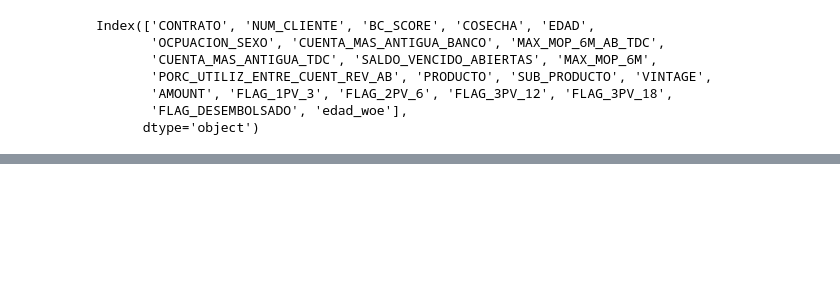
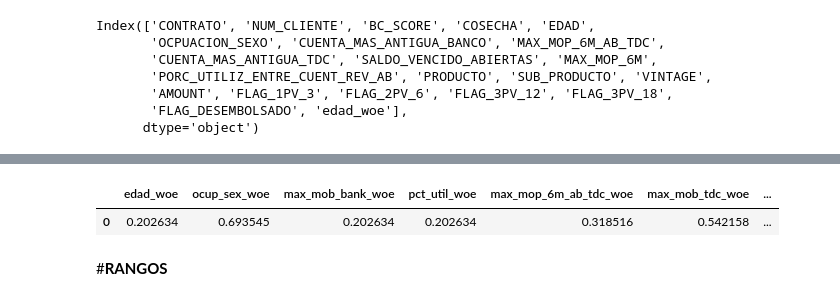
Before and after one commit to MarcoBrac/Test, a Jupyter notebook: test2.ipynb, the cells around one changed output, grey strips where cells are left out. Drawn from its saved outputs; the diff is of its cells as text; code cells hidden in the pictures; blank space fills up the shorter version.

```diff
--- a/test2.ipynb
+++ b/test2.ipynb
@@ -193,0 +221,7 @@ df2.head(10)
+# %%
+##### y
+y_ = df2[['FLAG_3PV_18']]
+# %%
+test1 = LogisticRegression(fit_intercept = True)
+# %%
+test1.fit(x_n , y_)
@@ -193,0 +256,9 @@ df2.head(10)
+# %%
+coefs_ = pd.DataFrame(test1.coef_.tolist(), columns = x_n.columns.tolist() )
+# %%
+coefs_
+# %% [output]
+|  | edad_woe | ocup_sex_woe | max_mob_bank_woe | pct_util_woe | max_mop_6m_ab_tdc_woe | max_mob_tdc_woe | ... |
+| 0 | 0.202634 | 0.693545 | 0.202634 | 0.202634 | 0.318516 | 0.542158 | ... |
+# %% [markdown]
+#**RANGOS**
```
Also changed, not shown: parts of 18 cells of this notebook.
